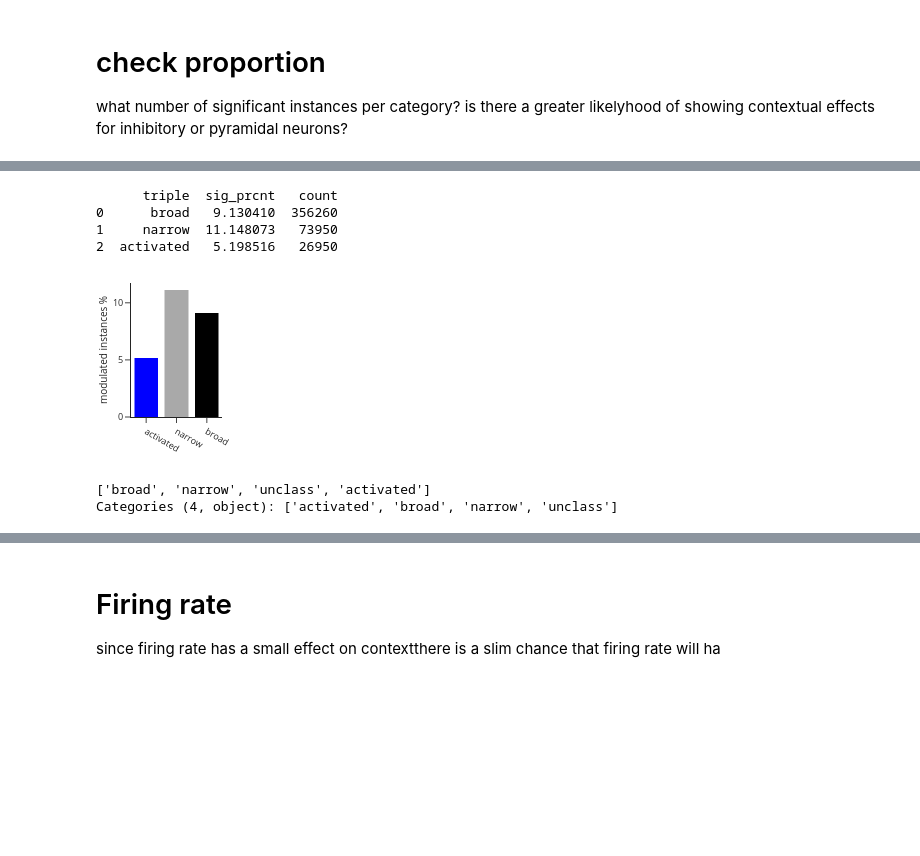
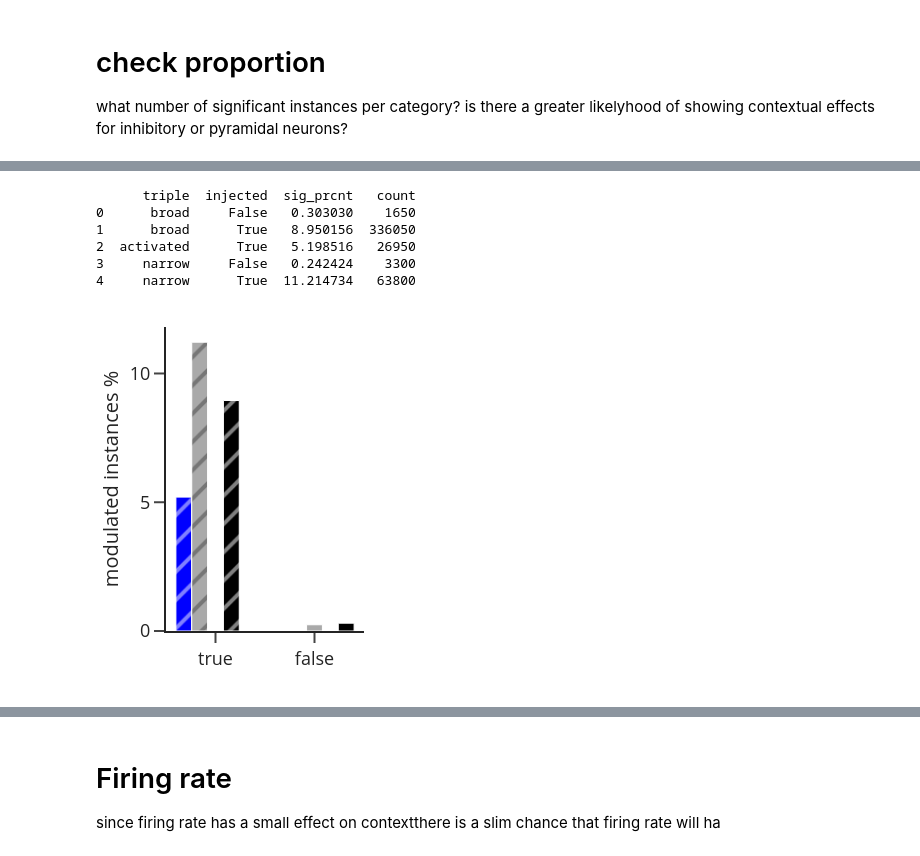
Before and after one commit to Mateo-Lopez-Espejo/context_probe_analysis, a Jupyter notebook: notebooks/220816_cell_type_ctx_modulation.ipynb, the cells around one changed output, grey strips where cells are left out. Drawn from its saved outputs; the diff is of its cells as text; code cells hidden in the pictures; blank space fills up the shorter version.

```diff
--- a/notebooks/220816_cell_type_ctx_modulation.ipynb
+++ b/notebooks/220816_cell_type_ctx_modulation.ipynb
@@ -1268,20 +1306,0 @@ Notes:
-# %%
-import itertools as itt
-stats_df = list()
-for met in  toplot.metric.unique():
-    for c0, c1 in itt.combinations(toplot.triple.unique(),r=2):
-        x = toplot.query(f"metric == '{met}' and  triple == '{c0}'").norm_val
-        y = toplot.query(f"metric == '{met}' and  triple == '{c1}'").norm_val
-        stout = sst.w(x, y)
-        stats_df.append(dict(metric=met, class0=c0, class1=c1,
-                       mean0=np.median(x), mean1=np.median(y),
-                       quant0=np.quantile(x, 0.75), quant1=np.quantile(y, 0.75),
-                       pvalue=stout.pvalue))
-        # print(f'{met} {c0} vs {c1}, {stout}')
-
-stats_df = pd.DataFrame(stats_df).set_index(['metric', 'class0', 'class1'])
-stats_df['corr_pvalue'] = stats_df['pvalue'] * 3
-stats_df['0.05'] = stats_df['corr_pvalue'] < 0.05
-stats_df['0.01'] = stats_df['corr_pvalue'] < 0.01
-stats_df['0.001'] = stats_df['corr_pvalue'] < 0.001
-stats_df
@@ -1593,60 +1704,61 @@ Image(img_bytes)
 # %%
+# split by injection or not
+
 sig_prop = toregress.query(
     "triple in ['activated', 'narrow', 'broad'] "
     "and metric == 'integral' "
-    # "and stim_count in [9, 10]"
+    "and stim_count in [10]" # compare pears and pears. the only injected sites where 10-sounds
 ).groupby(
-    ['triple'], observed=True
+    ['triple', 'injected'], observed=True
 ).agg(
     sig_prcnt=('significant', lambda x: sum(x) / len(x) * 100),
     count=('significant', 'count')
 ).reset_index()
 
+sig_prop['triple'] = sig_prop['triple'].cat.remove_unused_categories()
 print(sig_prop)
 fig = px.bar(sig_prop,
-             x='triple',
+             x='injected', pattern_shape='injected',
              y='sig_prcnt', color='triple',
-             barmode='stack',
+             barmode='group',
              # text='count',
-             pattern_shape_map={'narrow': '.', 'activated': '', 'broad': '/'},
-             color_discrete_map={'activated': HardBlue, 'narrow': 'darkgray', 'broad': 'black'},
-             category_orders={'triple': ['activated', 'narrow', 'broad']}
+             pattern_shape_map={True: '/', False: ''},
+             color_discrete_map={'activated': PHOTOACT, 'narrow': 'darkgray', 'broad': 'black'},
+             category_orders={'triple': ['activated', 'narrow', 'broad'],
+                              'injected': [True, False]}
              )
 
 # formating
 w, h = 1.5, 2
 fig.update_layout(template='simple_white',
                   width=96 * w, height=96 * h,
                   margin=dict(t=10, b=10, l=10, r=10),
                   showlegend=False,
                   legend=dict(xanchor='right', x=1,
                               yanchor='bottom', y=0.05,
                               font_size=9,
                               title=dict(text='')),
                   xaxis=dict(matches=None,
                              title_text=None,
                              tickfont_size=9),
                   yaxis=dict(title=dict(text='modulated instances %', font_size=10, standoff=0),
                              tickfont_size=9),
 
                   )
 # commong features of both x axes
 fig.update_xaxes(title=dict(font_size=10, standoff=0), tickfont_size=9)
 
-filename = folder / 'fig5_percent_modulated_by_celltype'
+filename = folder / 'fig5_percent_modulated_by_injection'
 fig.write_image(filename.with_suffix('.png'), scale=4)
 fig.write_image(filename.with_suffix('.svg'))
 
-img_bytes = fig.to_image(format="png", width=96 * w, height=96 * h, scale=1)
+img_bytes = fig.to_image(format="png", width=96 * w, height=96 * h, scale=2)
 Image(img_bytes)
 # %% [output]
-      triple  sig_prcnt   count
-0      broad   9.130410  356260
-1     narrow  11.148073   73950
-2  activated   5.198516   26950
+      triple  injected  sig_prcnt   count
+0      broad     False   0.303030    1650
+1      broad      True   8.950156  336050
+2  activated      True   5.198516   26950
+3     narrow     False   0.242424    3300
+4     narrow      True  11.214734   63800
-[figure, old version]
+[figure, new version]
-# %%
-toregress.triple.unique()
-# %% [output]
-['broad', 'narrow', 'unclass', 'activated']
-Categories (4, object): ['activated', 'broad', 'narrow', 'unclass']
```
Also changed, not shown: parts of 24 cells of this notebook, 2 other files.
